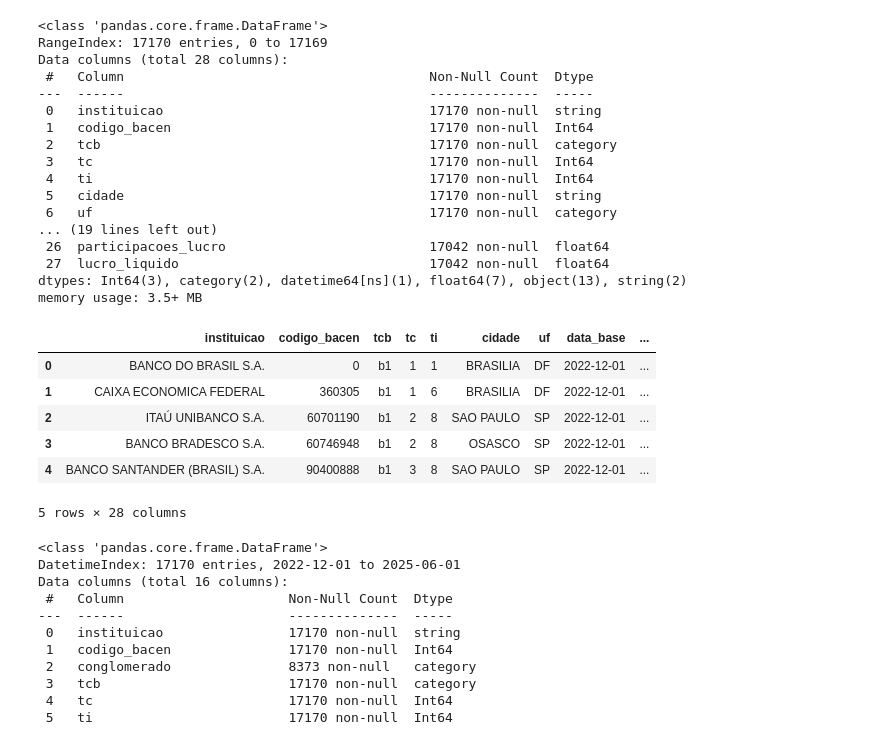
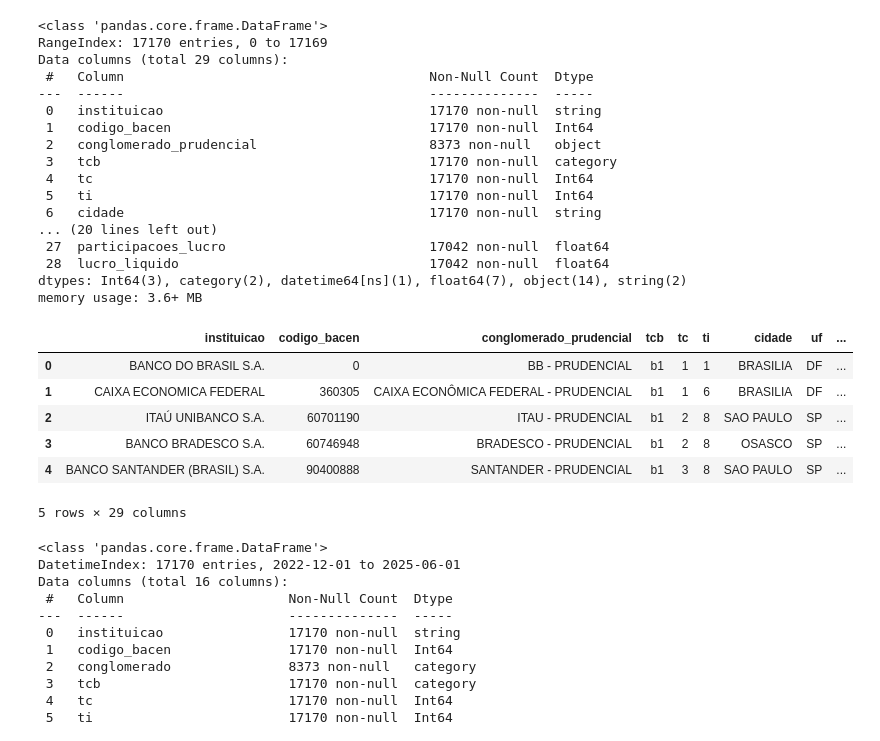
Before and after one commit to ThiagoPBorges/Banco-Master-Analise, a Jupyter notebook: notebook/02_tranformação.ipynb, the cells around one changed output. Cells and saved outputs as stored; diff of their text form; code cells hidden in the pictures.

```diff
--- a/notebook/02_tranformação.ipynb
+++ b/notebook/02_tranformação.ipynb
@@ -17,6 +17,7 @@ df_dre = pd.read_parquet(os.path.join(caminho_raw,'dre_raw.parquet'))
 # Renomeação das colunas para facilitar visualização e direcionamentos das melhores práticos python
 colunas_renomeadas = {
     'Instituição': 'instituicao',
+    'Conglomerado Prudencial': 'conglomerado_prudencial',
     'Código': 'codigo_bacen',
     'TCB': 'tcb',
     'TC': 'tc',
@@ -54,51 +55,51 @@ cols_str = ['instituicao','cidade']
 
 for col in colunas_para_float:
     df_dre[col] = df_dre[col].astype(str).str.replace('.', '', regex=False)
     df_dre[col] = pd.to_numeric(df_dre[col], errors='coerce')
 
 for col in cols_id:
     df_dre[col] = pd.to_numeric(df_dre[col], errors='coerce').astype('Int64')
 
 for col in cols_categoria:
     df_dre[col] = df_dre[col].astype('category')
 
 for col in cols_str:
     df_dre[col] = df_dre[col].astype('string')
 
 df_dre['data_base'] = pd.to_datetime(df_dre['data_base'], format='%m/%Y', errors='coerce')
 
 df_dre = df_dre.replace(['NI', 'Ni', 'ni'], np.nan)
 
 # Salvar arquivo DRE transformado
 df_dre.to_parquet(os.path.join(caminho_processed,"dre_processed.parquet"))
 
 df_dre.info()
 df_dre.head()
 # %% [output]
 <class 'pandas.core.frame.DataFrame'>
 RangeIndex: 17170 entries, 0 to 17169
-Data columns (total 28 columns):
+Data columns (total 29 columns):
  #   Column                                       Non-Null Count  Dtype
 ---  ------                                       --------------  -----
  0   instituicao                                  17170 non-null  string
  1   codigo_bacen                                 17170 non-null  Int64
- 2   tcb                                          17170 non-null  category
- 3   tc                                           17170 non-null  Int64
- 4   ti                                           17170 non-null  Int64
- 5   cidade                                       17170 non-null  string
- 6   uf                                           17170 non-null  category
-... (19 lines left out)
- 26  participacoes_lucro                          17042 non-null  float64
- 27  lucro_liquido                                17042 non-null  float64
-dtypes: Int64(3), category(2), datetime64[ns](1), float64(7), object(13), string(2)
-memory usage: 3.5+ MB
+ 2   conglomerado_prudencial                      8373 non-null   object
+ 3   tcb                                          17170 non-null  category
+ 4   tc                                           17170 non-null  Int64
+ 5   ti                                           17170 non-null  Int64
+ 6   cidade                                       17170 non-null  string
+... (20 lines left out)
+ 27  participacoes_lucro                          17042 non-null  float64
+ 28  lucro_liquido                                17042 non-null  float64
+dtypes: Int64(3), category(2), datetime64[ns](1), float64(7), object(14), string(2)
+memory usage: 3.6+ MB
-|  | instituicao | codigo_bacen | tcb | tc | ti | cidade | uf | data_base | ... |
-| 0 | BANCO DO BRASIL S.A. | 0 | b1 | 1 | 1 | BRASILIA | DF | 2022-12-01 | ... |
-| 1 | CAIXA ECONOMICA FEDERAL | 360305 | b1 | 1 | 6 | BRASILIA | DF | 2022-12-01 | ... |
-| 2 | ITAÚ UNIBANCO S.A. | 60701190 | b1 | 2 | 8 | SAO PAULO | SP | 2022-12-01 | ... |
-| 3 | BANCO BRADESCO S.A. | 60746948 | b1 | 2 | 8 | OSASCO | SP | 2022-12-01 | ... |
-| 4 | BANCO SANTANDER (BRASIL) S.A. | 90400888 | b1 | 3 | 8 | SAO PAULO | SP | 2022-12-01 | ... |
+|  | instituicao | codigo_bacen | conglomerado_prudencial | tcb | tc | ti | cidade | uf | ... |
+| 0 | BANCO DO BRASIL S.A. | 0 | BB - PRUDENCIAL | b1 | 1 | 1 | BRASILIA | DF | ... |
+| 1 | CAIXA ECONOMICA FEDERAL | 360305 | CAIXA ECONÔMICA FEDERAL - PRUDENCIAL | b1 | 1 | 6 | BRASILIA | DF | ... |
+| 2 | ITAÚ UNIBANCO S.A. | 60701190 | ITAU - PRUDENCIAL | b1 | 2 | 8 | SAO PAULO | SP | ... |
+| 3 | BANCO BRADESCO S.A. | 60746948 | BRADESCO - PRUDENCIAL | b1 | 2 | 8 | OSASCO | SP | ... |
+| 4 | BANCO SANTANDER (BRASIL) S.A. | 90400888 | SANTANDER - PRUDENCIAL | b1 | 3 | 8 | SAO PAULO | SP | ... |
-5 rows × 28 columns
+5 rows × 29 columns
 # %%
 # leitura dos dados do RESUMO
 df_resumo = pd.read_parquet(os.path.join(caminho_raw, "resumo_raw.parquet"))
```
Also changed, not shown: 4 other files.
